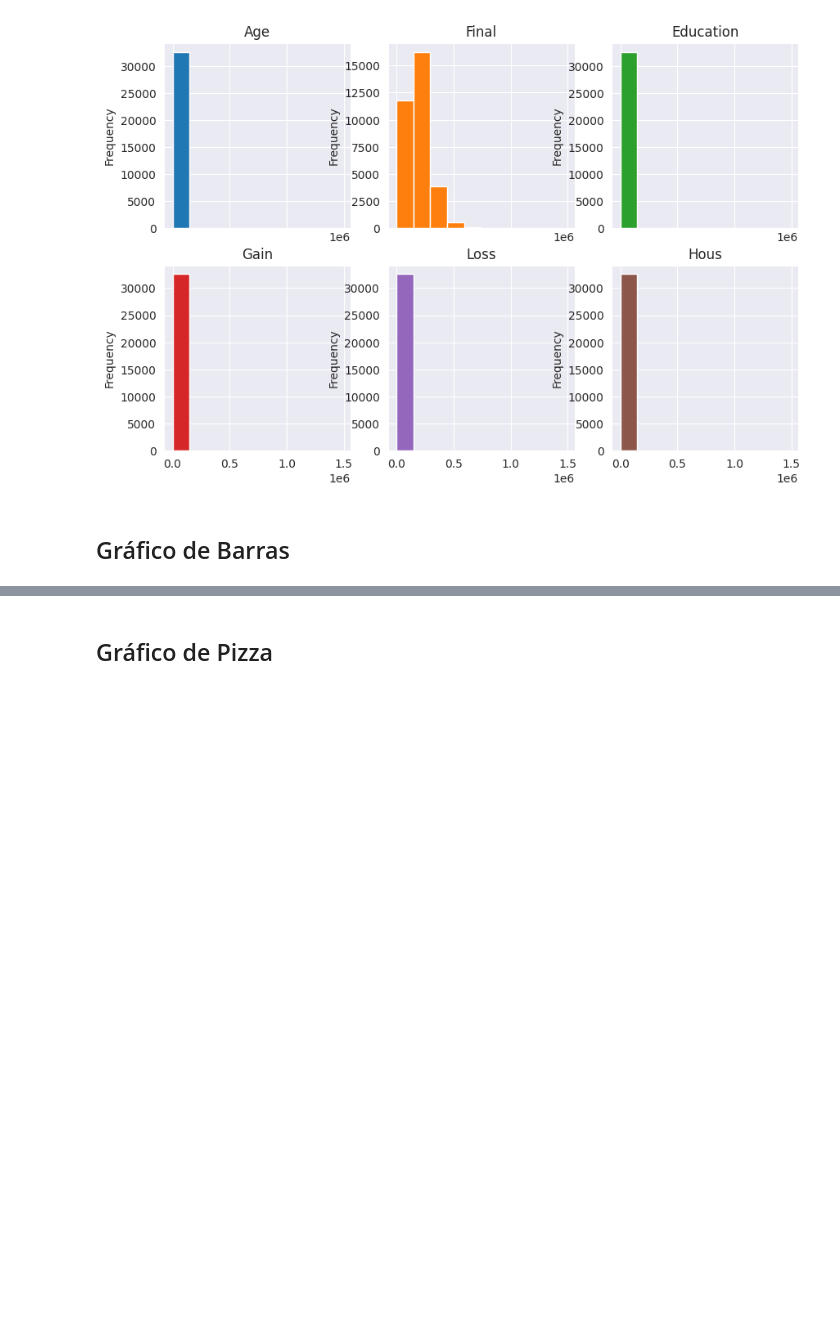
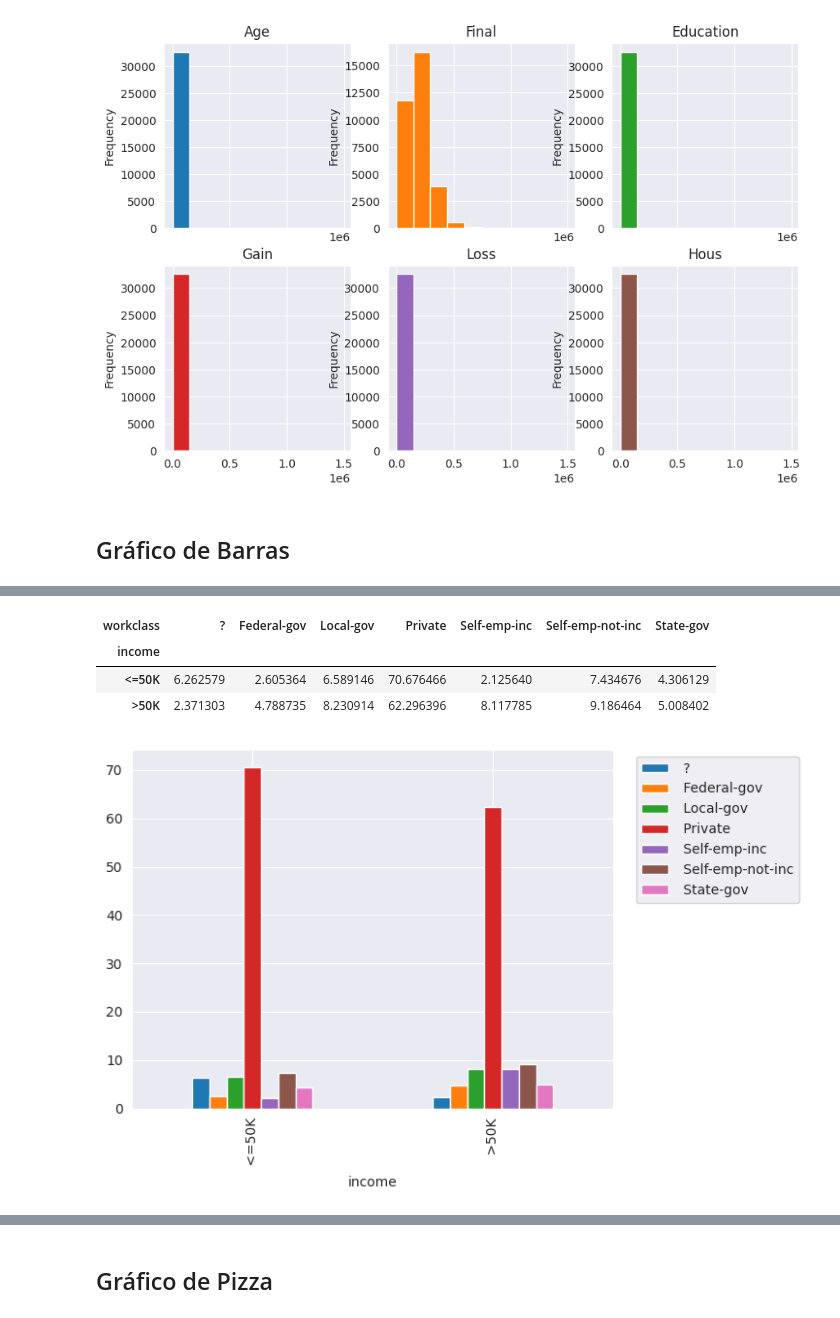
Before and after one commit to Joao-Inacio/Pandas-Descomplicado-Um-Guia-Pratico-para-Iniciantes, a Jupyter notebook: 0.3_Graficos/graficos.ipynb, the cells around one changed output, grey strips where cells are left out. Drawn from its saved outputs; the diff is of its cells as text; code cells hidden in the pictures; blank space fills up the shorter version.

```diff
--- a/0.3_Graficos/graficos.ipynb
+++ b/0.3_Graficos/graficos.ipynb
@@ -110,0 +125,14 @@ df.plot(
+# %%
+pivot = df.query("workclass != ' Never-worked' and workclass != ' Without-pay'").pivot_table(
+    index='income', columns='workclass', values='education-num', aggfunc='sum'
+).apply(lambda x: x * 100 / sum(x), axis=1)
+pivot
+# %% [output]
+| workclass | ? | Federal-gov | Local-gov | Private | Self-emp-inc | Self-emp-not-inc | State-gov |
+| income |  |  |  |  |  |  |  |
+| <=50K | 6.262579 | 2.605364 | 6.589146 | 70.676466 | 2.125640 | 7.434676 | 4.306129 |
+| >50K | 2.371303 | 4.788735 | 8.230914 | 62.296396 | 8.117785 | 9.186464 | 5.008402 |
+# %%
+pivot.plot.bar().legend(bbox_to_anchor=(1.4,1));
+# %% [output]
+[figure, added]
```
Also changed, not shown: parts of 5 cells of this notebook.
